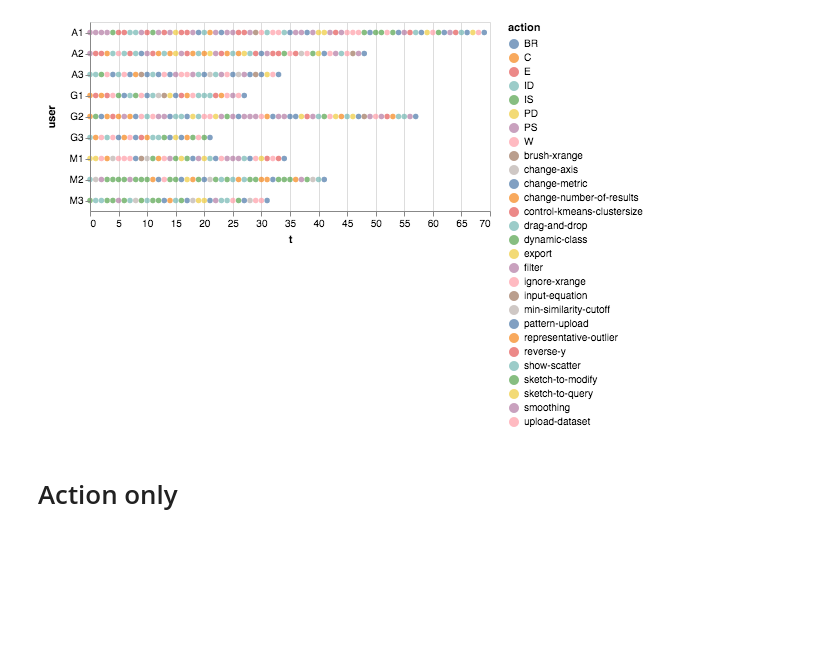
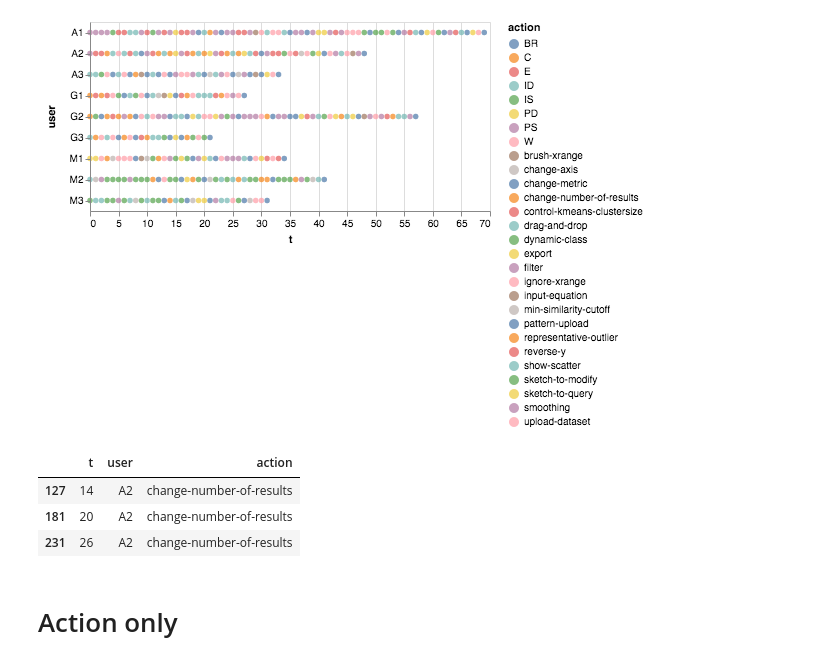
Before and after one commit to dorisjlee/ZV-paper, a Jupyter notebook: analysis/EventSeriesAnalysis.ipynb, the cells around one changed output. Cells and saved outputs as stored; diff of their text form; code cells hidden in the pictures; blank space fills up the shorter version.

```diff
--- a/analysis/EventSeriesAnalysis.ipynb
+++ b/analysis/EventSeriesAnalysis.ipynb
@@ -27,6 +27,13 @@ alt.Chart(df).mark_circle().encode(
 )
 # %% [output]
 [figure]
+# %%
+df[df["action"]=="change-number-of-results"]
+# %% [output]
+|  | t | user | action |
+| 127 | 14 | A2 | change-number-of-results |
+| 181 | 20 | A2 | change-number-of-results |
+| 231 | 26 | A2 | change-number-of-results |
 # %% [markdown]
 # Action only
 # %%
```
Also changed, not shown: 10 other files.
